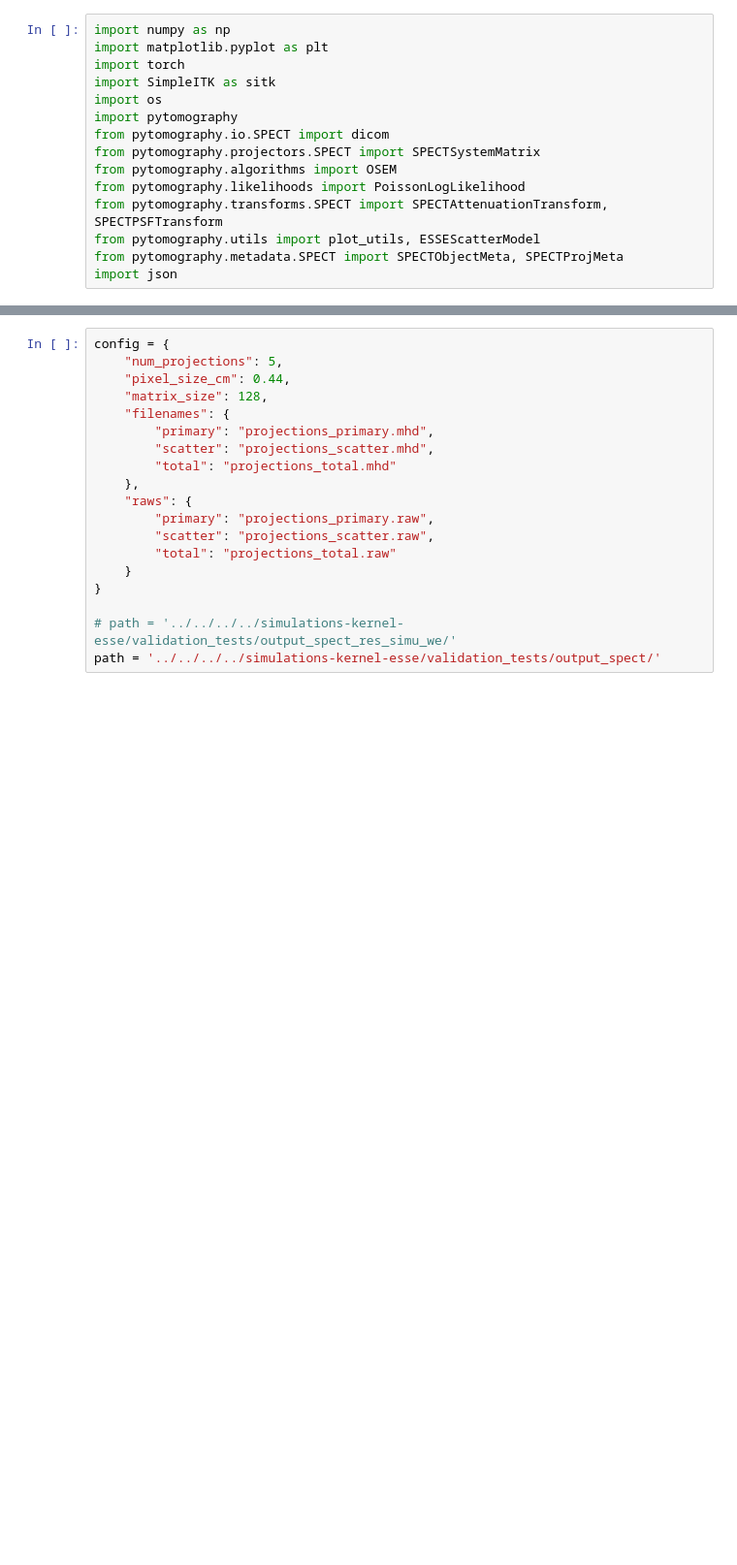
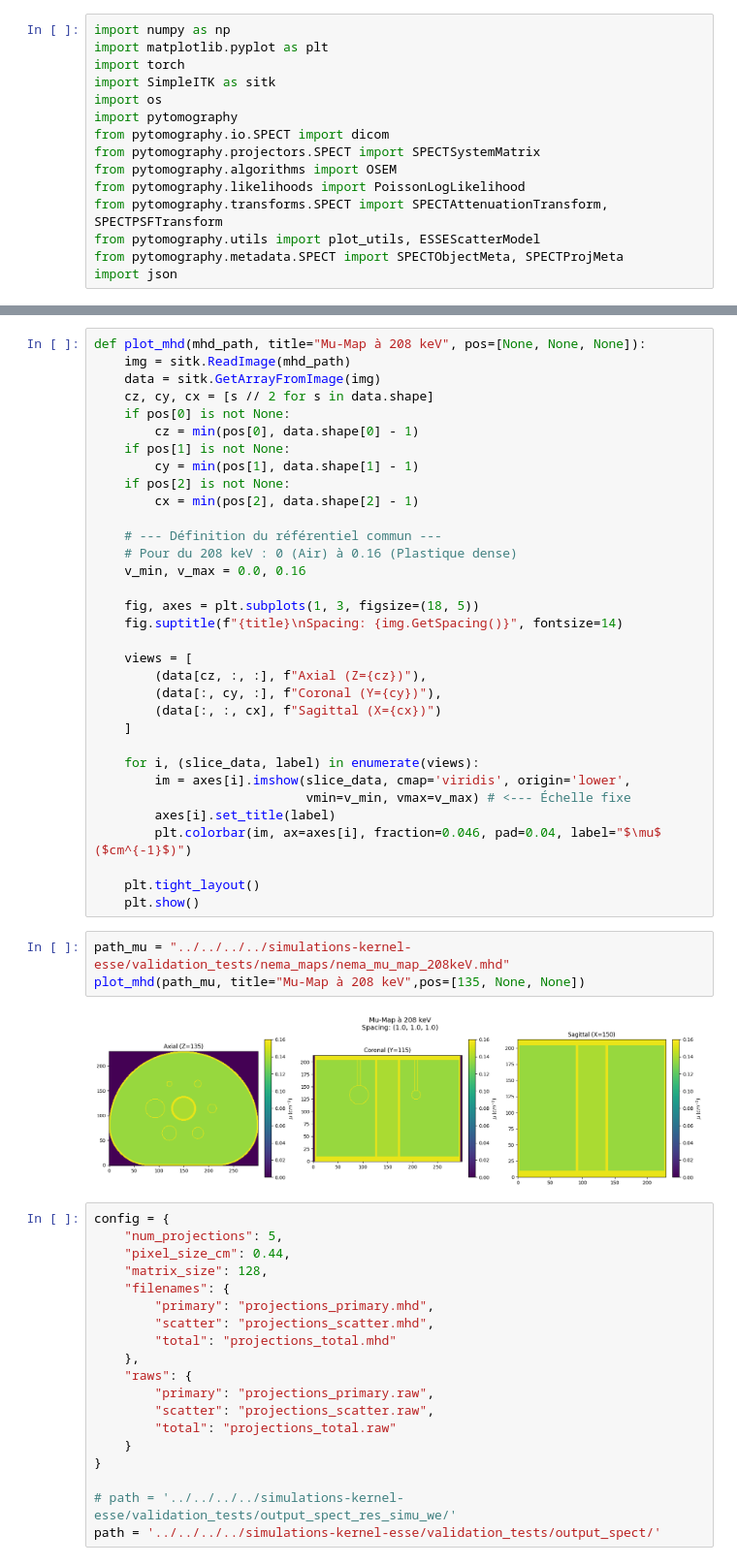
Before and after one commit to Nebulaaae/PyTomography, a Jupyter notebook: docs/source/notebooks/mc_esse_tew_comparison.ipynb, the cells around one changed output, grey strips where cells are left out. Shown at 97% size. Drawn from its saved outputs; the diff is of its cells as text; blank space fills up the shorter version.

```diff
--- a/docs/source/notebooks/mc_esse_tew_comparison.ipynb
+++ b/docs/source/notebooks/mc_esse_tew_comparison.ipynb
@@ -16,3 +83,41 @@ import json
+# %%
+def plot_mhd(mhd_path, title="Mu-Map à 208 keV", pos=[None, None, None]):
+    img = sitk.ReadImage(mhd_path)
+    data = sitk.GetArrayFromImage(img)
+    cz, cy, cx = [s // 2 for s in data.shape]
+    if pos[0] is not None:
+        cz = min(pos[0], data.shape[0] - 1)
+    if pos[1] is not None:
+        cy = min(pos[1], data.shape[1] - 1)
+    if pos[2] is not None:
+        cx = min(pos[2], data.shape[2] - 1)
+
+    # --- Définition du référentiel commun ---
+    # Pour du 208 keV : 0 (Air) à 0.16 (Plastique dense)
+    v_min, v_max = 0.0, 0.16
+
+    fig, axes = plt.subplots(1, 3, figsize=(18, 5))
+    fig.suptitle(f"{title}\nSpacing: {img.GetSpacing()}", fontsize=14)
+
+    views = [
+        (data[cz, :, :], f"Axial (Z={cz})"),
+        (data[:, cy, :], f"Coronal (Y={cy})"),
+        (data[:, :, cx], f"Sagittal (X={cx})")
+    ]
+
+    for i, (slice_data, label) in enumerate(views):
+        im = axes[i].imshow(slice_data, cmap='viridis', origin='lower',
+                            vmin=v_min, vmax=v_max) # <--- Échelle fixe
+        axes[i].set_title(label)
+        plt.colorbar(im, ax=axes[i], fraction=0.046, pad=0.04, label="$\mu$ ($cm^{-1}$)")
+
+    plt.tight_layout()
+    plt.show()
+# %%
+path_mu = "../../../../simulations-kernel-esse/validation_tests/nema_maps/nema_mu_map_208keV.mhd"
+plot_mhd(path_mu, title="Mu-Map à 208 keV",pos=[135, None, None])
+# %% [output]
+[figure, added]
 # %%
 config = {
     "num_projections": 5,
```
Also changed, not shown: parts of 18 cells of this notebook.
